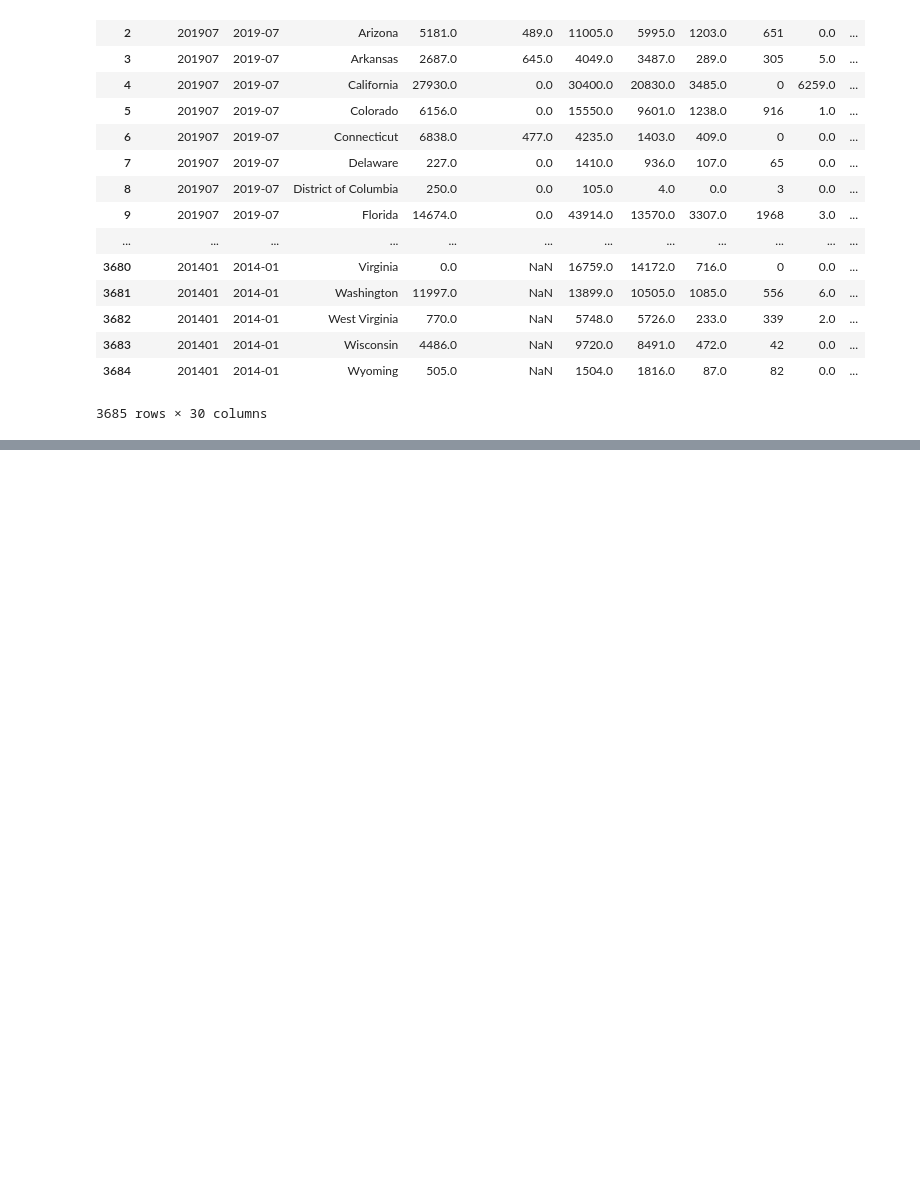
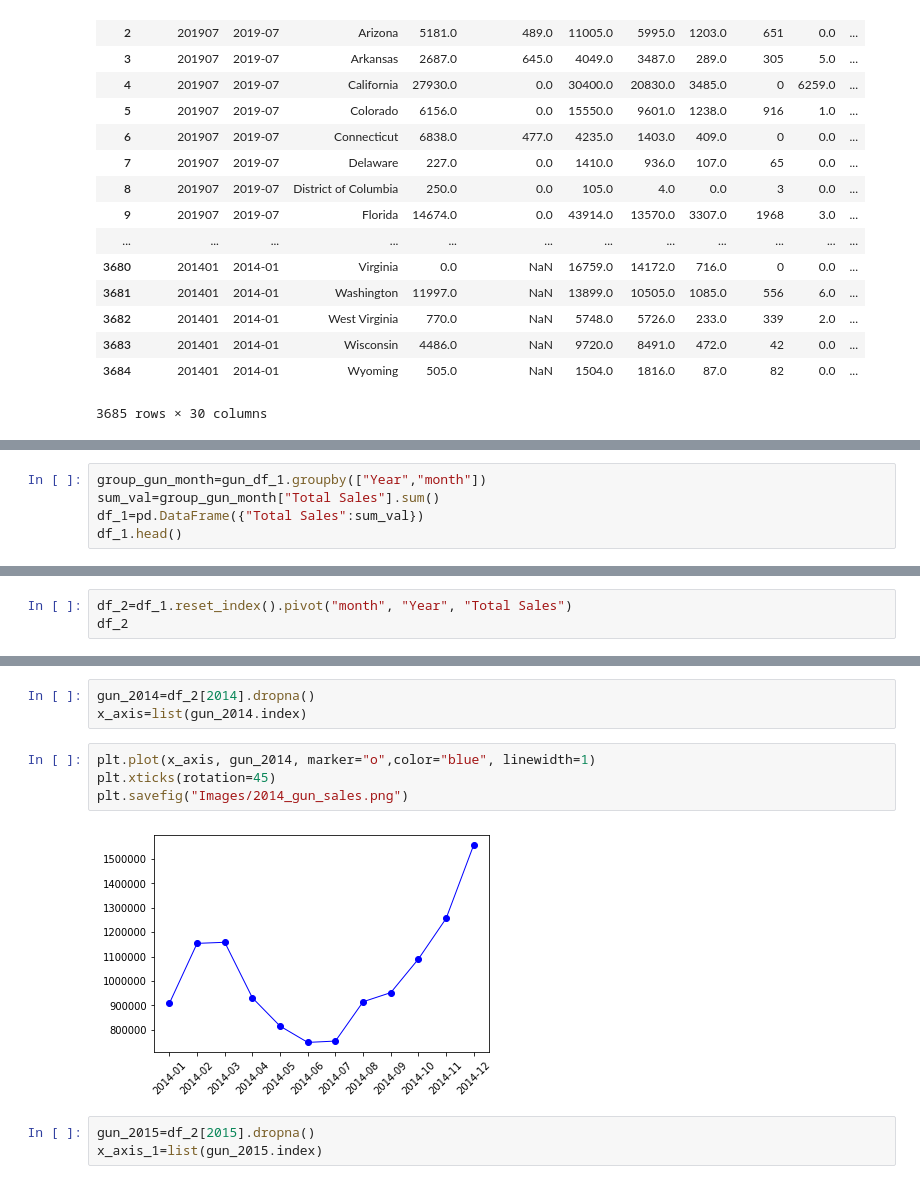
Before and after one commit to tmartinez52/Driving-Gun-Sales, a Jupyter notebook: Data Merged/project.ipynb, the cells around one changed output, grey strips where cells are left out. Drawn from its saved outputs; the diff is of its cells as text; blank space fills up the shorter version.

```diff
--- a/Data Merged/project.ipynb
+++ b/Data Merged/project.ipynb
@@ -184,0 +267,5 @@ gun_df_1.head()
+# %%
+group_gun_month=gun_df_1.groupby(["Year","month"])
+sum_val=group_gun_month["Total Sales"].sum()
+df_1=pd.DataFrame({"Total Sales":sum_val})
+df_1.head()
@@ -184,0 +280,3 @@ gun_df_1.head()
+# %%
+df_2=df_1.reset_index().pivot("month", "Year", "Total Sales")
+df_2
@@ -184,0 +303,12 @@ gun_df_1.head()
+# %%
+gun_2014=df_2[2014].dropna()
+x_axis=list(gun_2014.index)
+# %%
+plt.plot(x_axis, gun_2014, marker="o",color="blue", linewidth=1)
+plt.xticks(rotation=45)
+plt.savefig("Images/2014_gun_sales.png")
+# %% [output]
+[figure, added]
+# %%
+gun_2015=df_2[2015].dropna()
+x_axis_1=list(gun_2015.index)
```
Also changed, not shown: parts of 18 cells of this notebook, 16 other files.
